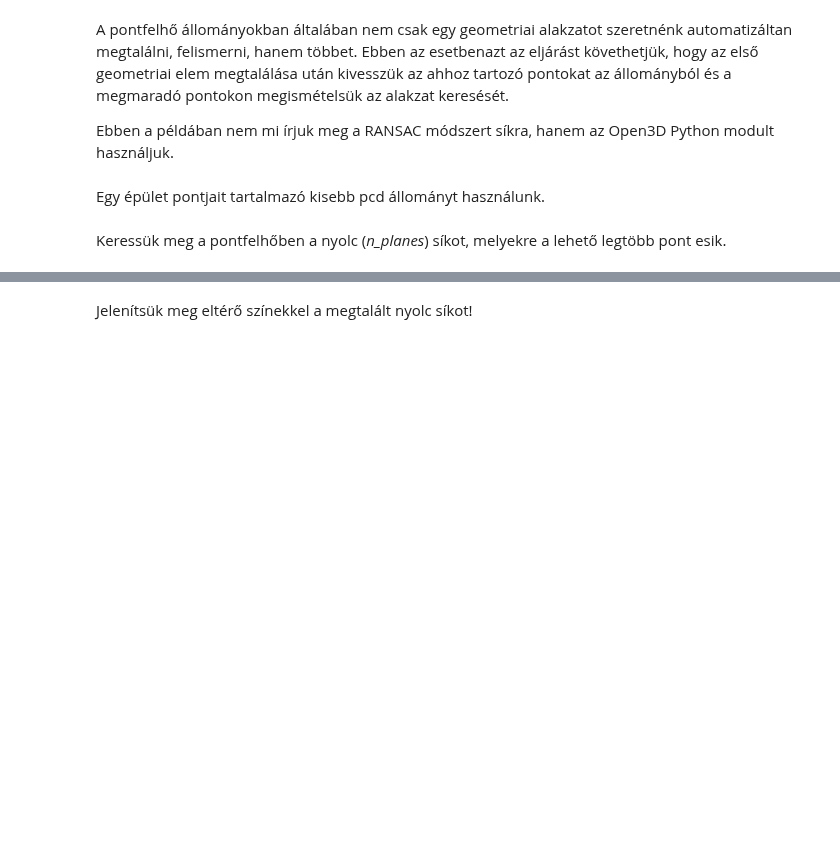
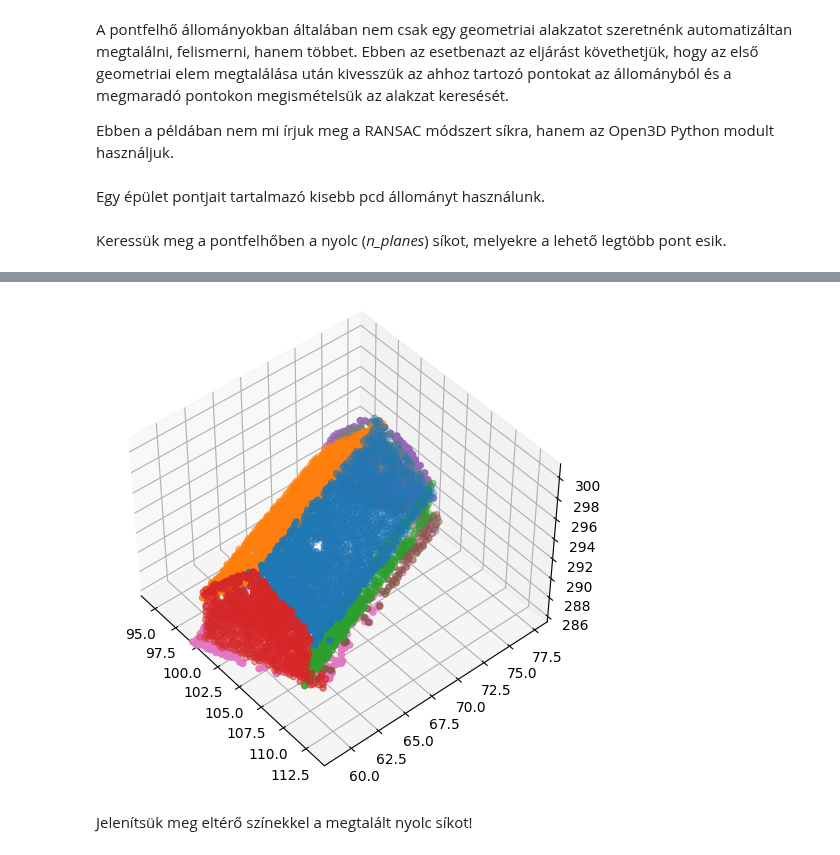
Before and after one commit to OSGeoLabBp/tutorials, a Jupyter notebook: hungarian/ransac/ransac_sik.ipynb, the cells around one changed output, grey strips where cells are left out. Drawn from its saved outputs; the diff is of its cells as text; code cells hidden in the pictures; blank space fills up the shorter version.

```diff
--- a/hungarian/ransac/ransac_sik.ipynb
+++ b/hungarian/ransac/ransac_sik.ipynb
@@ -65,3 +66,19 @@ print(f'{len(pc.points)} pont maradt {n_orig}-ből')
+# %%
+fig = plt.figure(figsize=(6, 6))
+ax = fig.add_subplot(1, 1, 1, projection='3d')
+ax.view_init(elev=45, azim=-40)
+pc = pc_orig
+i = 0
+while i < n_planes:
+    plane, inliers = pc.segment_plane(tol, n_points, iterations)
+    plane_pc = pc.select_by_index(inliers)
+    xyz = np.asarray(plane_pc.points)
+    ax.scatter(xyz[:,0], xyz[:,1], xyz[:,2])
+    ax.set_aspect('equal', adjustable="datalim")
+    pc = pc.select_by_index(inliers, invert=True)   # rest of the point cloud
+    i += 1
+# %% [output]
+[figure, added]
 # %% [markdown]
 Jelenítsük meg eltérő színekkel a megtalált nyolc síkot!
 # %%
```
Also changed, not shown: parts of 2 cells of this notebook.
